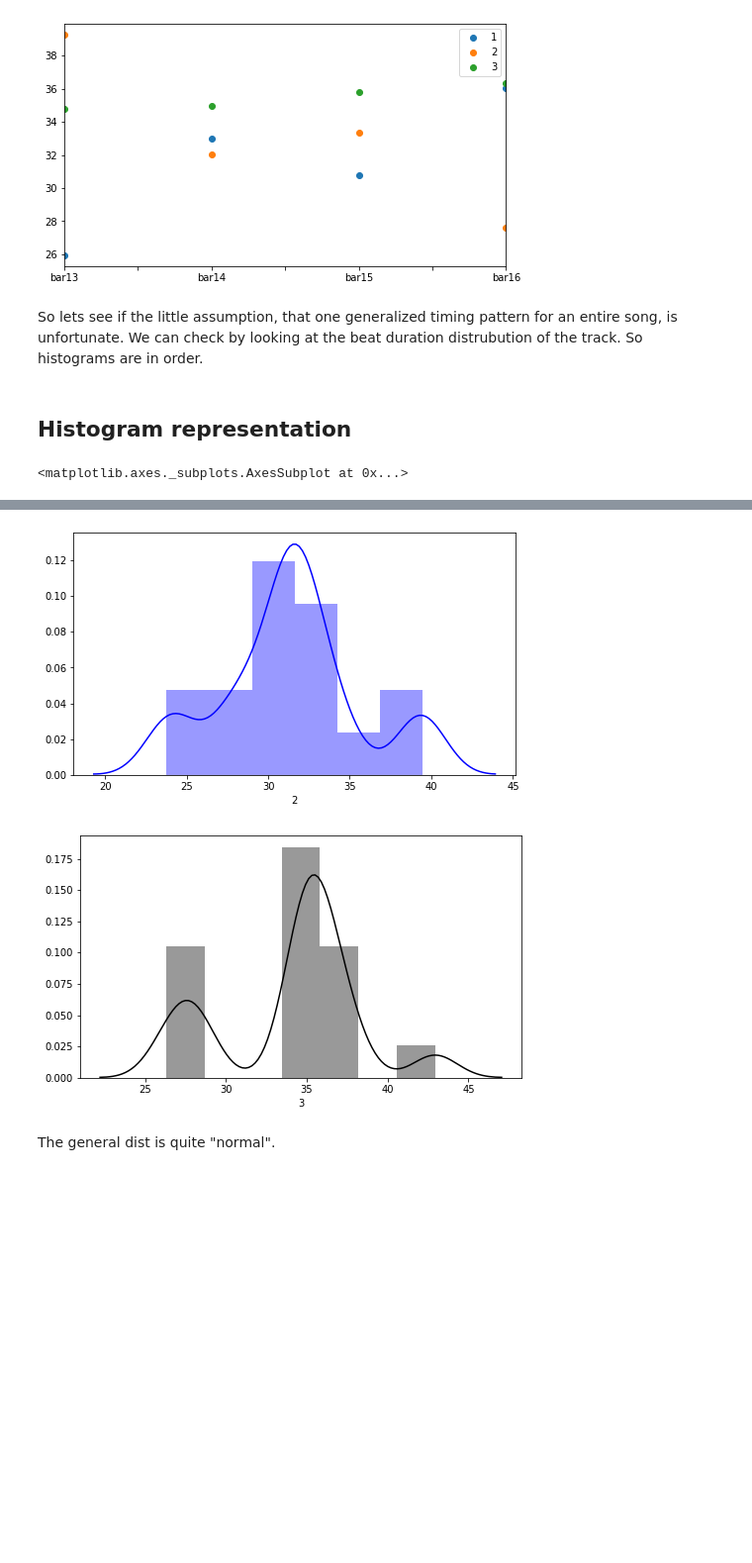
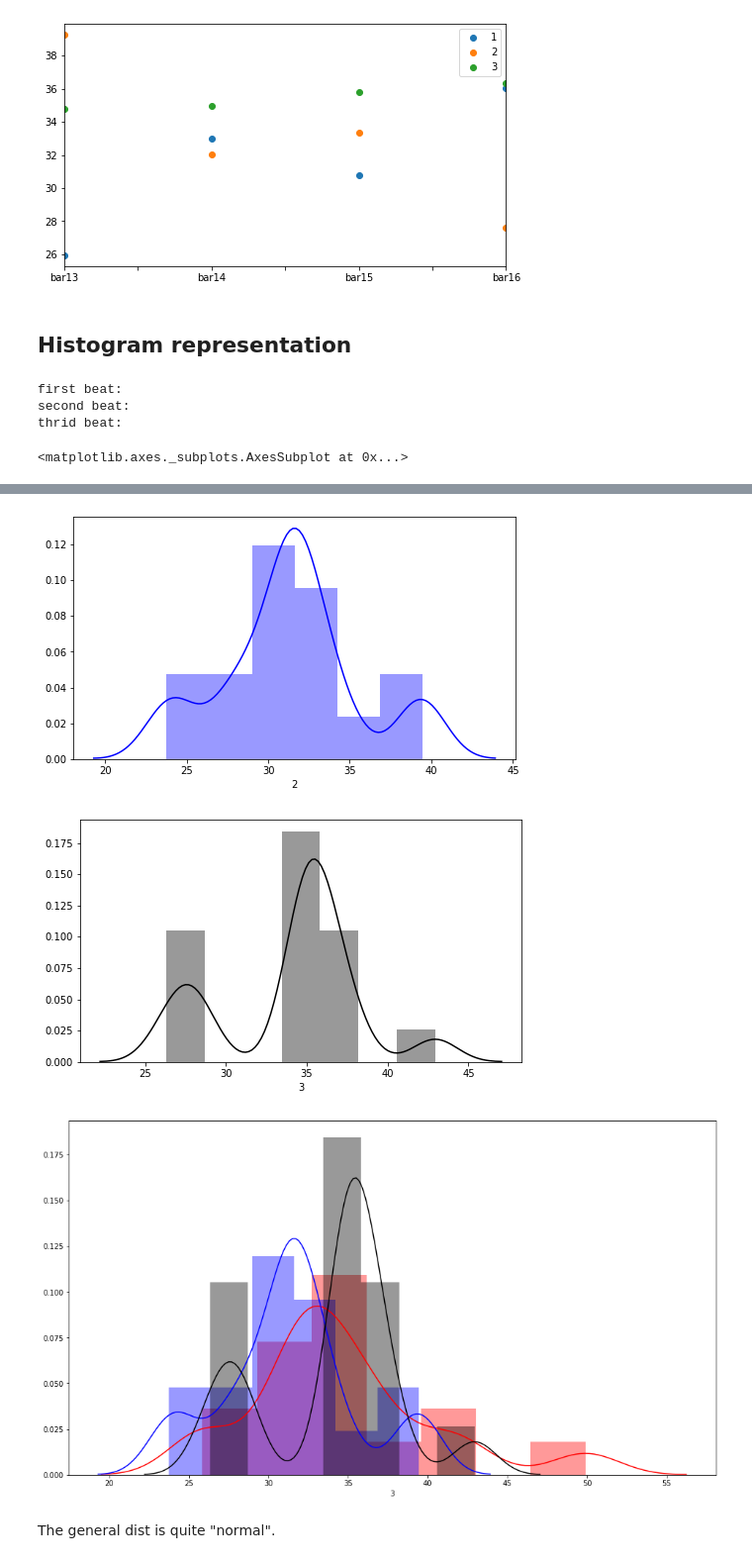
Before and after one commit to aleksati/hardanger-fiddle-performance-analysis, a Jupyter notebook: src/code/python/track-data-plotting.ipynb, the cells around one changed output, grey strips where cells are left out. Shown at 99% size. Cells and saved outputs as stored; diff of their text form; code cells hidden in the pictures; blank space fills up the shorter version.

```diff
--- a/src/code/python/track-data-plotting.ipynb
+++ b/src/code/python/track-data-plotting.ipynb
@@ -145,26 +145,34 @@ df_dict.loc["bar13":"bar16"].plot(figsize=(8, 4.5), style='o')
 <matplotlib.axes._subplots.AxesSubplot at 0x...>
 [figure]
 [figure]
-# %% [markdown]
-So lets see if the little assumption, that one generalized timing pattern for an entire song, is unfortunate. We can check by looking at the beat duration distrubution of the track. So histograms are in order.
 # %% [markdown]
 ## Histogram representation
 # %%
 #df_dict.plot(kind='hist', y=[1], bins=20, color=[color_dict.get(1)])
 #df_dict.plot(kind='hist', y=[2], bins=20, color=[color_dict.get(2)])
 #df_dict.plot(kind='hist', y=[3], bins=20, color=[color_dict.get(3)])
+
 
 fig, ax1 = plt.subplots(figsize=(8, 4.5))
 sns.distplot(df_dict[1], ax=ax1, color=[1,0,0])
 fig, ax2 = plt.subplots(figsize=(8, 4.5))
 sns.distplot(df_dict[2], ax=ax2, color=[0,0,1])
 fig, ax3 = plt.subplots(figsize=(8, 4.5))
 sns.distplot(df_dict[3], ax=ax3, color=[0,0,0])
+
+fig, ax4 = plt.subplots(figsize=(16,9))
+sns.distplot(df_dict[1], ax=ax4, color=[1,0,0])
+sns.distplot(df_dict[2], ax=ax4, color=[0,0,1])
+sns.distplot(df_dict[3], ax=ax4, color=[0,0,0])
 # %% [output]
-<matplotlib.axes._subplots.AxesSubplot at 0x...>
+first beat:
+second beat:
+thrid beat:
+<matplotlib.axes._subplots.AxesSubplot at 0x...>
 [figure]
 [figure]
 [figure]
+[figure, added]
 # %% [markdown]
 The general dist is quite "normal".
 # %% [markdown]
```
Also changed, not shown: parts of 5 cells of this notebook, 11 other files.
